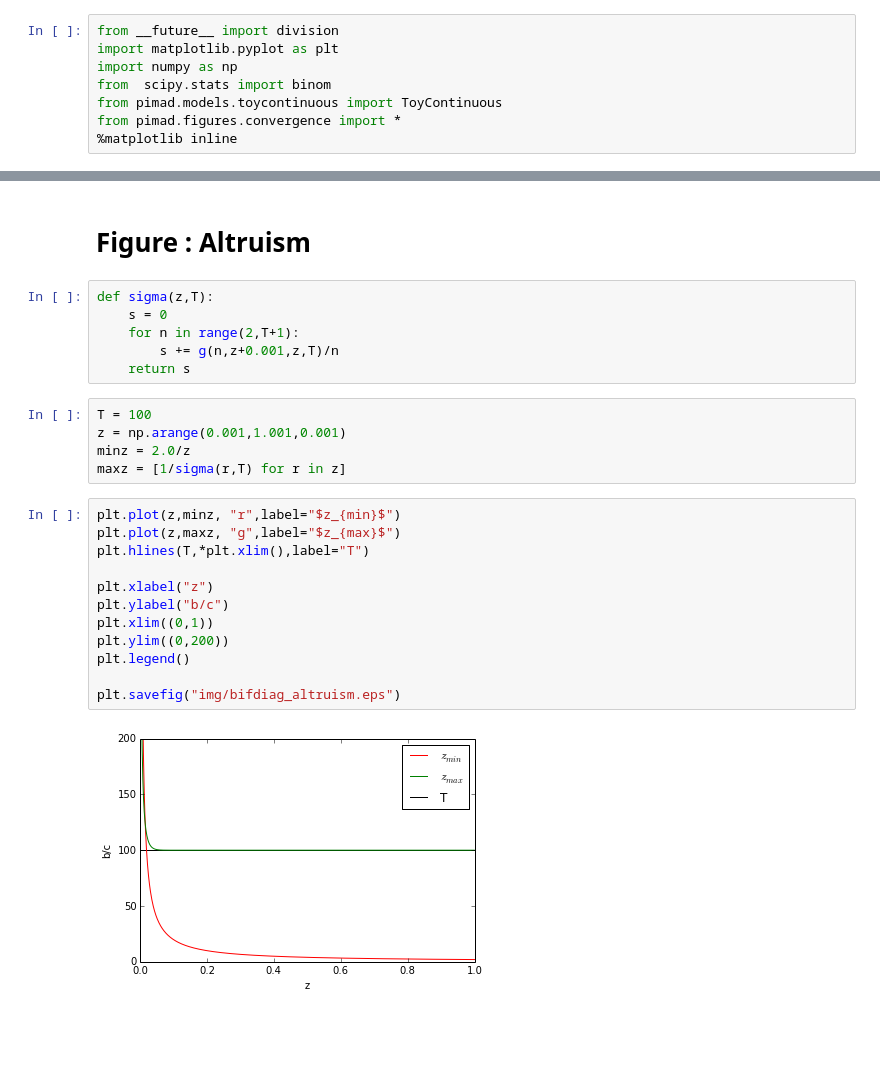
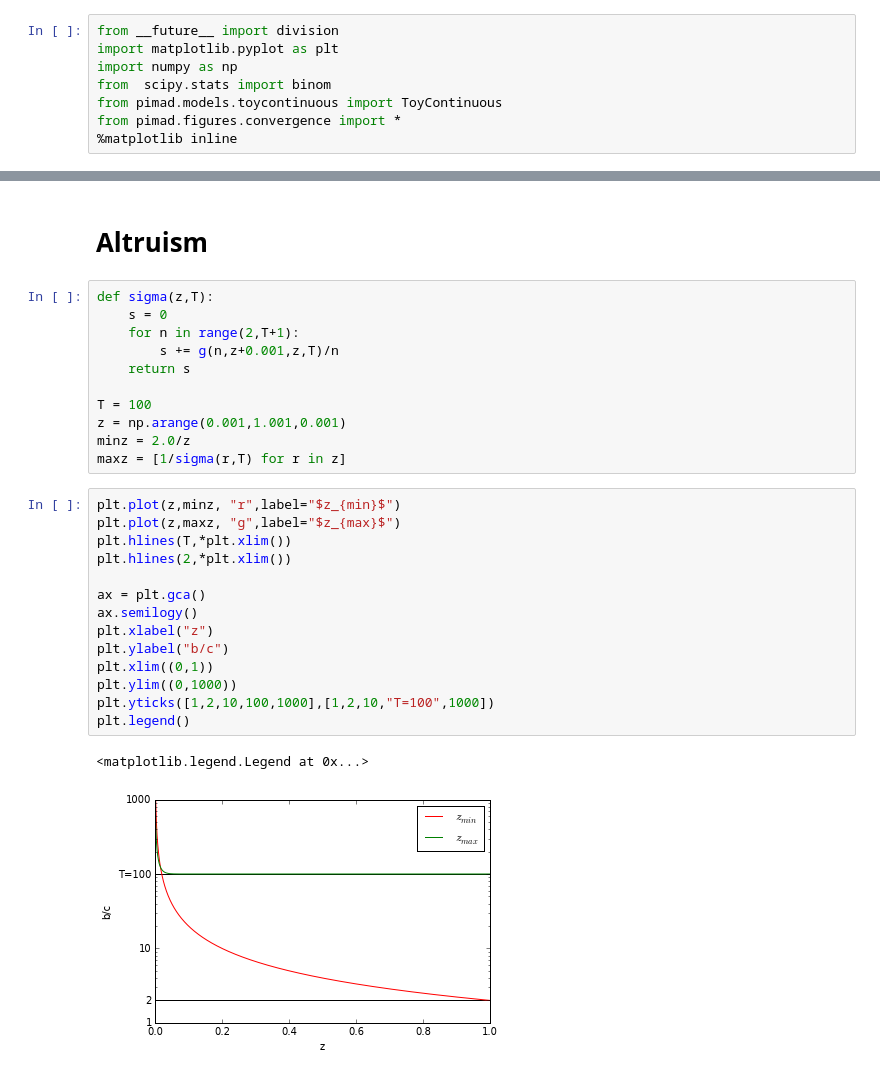
Before and after one commit to geeklhem/pimad, a Jupyter notebook: notebook/Figures.ipynb, the cells around one changed output, grey strips where cells are left out. Cells and saved outputs as stored; diff of their text form; blank space fills up the shorter version.

```diff
--- a/notebook/Figures.ipynb
+++ b/notebook/Figures.ipynb
@@ -45,27 +107,30 @@ from pimad.figures.convergence import *
 # %% [markdown]
-# Figure : Altruism
+# Altruism
 # %%
 def sigma(z,T):
     s = 0
     for n in range(2,T+1):
         s += g(n,z+0.001,z,T)/n
     return s
+
+T = 100
+z = np.arange(0.001,1.001,0.001)
+minz = 2.0/z
+maxz = [1/sigma(r,T) for r in z]
-# %%
-T = 100
-z = np.arange(0.001,1.001,0.001)
-minz = 2.0/z
-maxz = [1/sigma(r,T) for r in z]
 # %%
 plt.plot(z,minz, "r",label="$z_{min}$")
 plt.plot(z,maxz, "g",label="$z_{max}$")
-plt.hlines(T,*plt.xlim(),label="T")
+plt.hlines(T,*plt.xlim())
+plt.hlines(2,*plt.xlim())
 
+ax = plt.gca()
+ax.semilogy()
 plt.xlabel("z")
 plt.ylabel("b/c")
 plt.xlim((0,1))
-plt.ylim((0,200))
+plt.ylim((0,1000))
+plt.yticks([1,2,10,100,1000],[1,2,10,"T=100",1000])
 plt.legend()
-
-plt.savefig("img/bifdiag_altruism.eps")
 # %% [output]
+<matplotlib.legend.Legend at 0x...>
-[figure, old version]
+[figure, new version]
```
Also changed, not shown: parts of 7 cells of this notebook.
